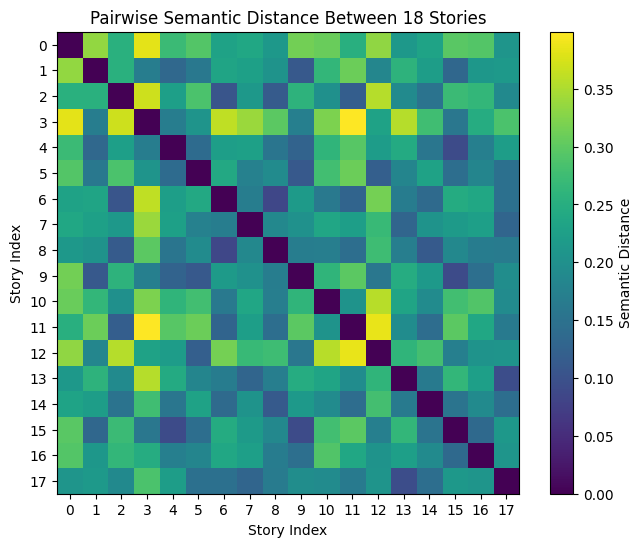
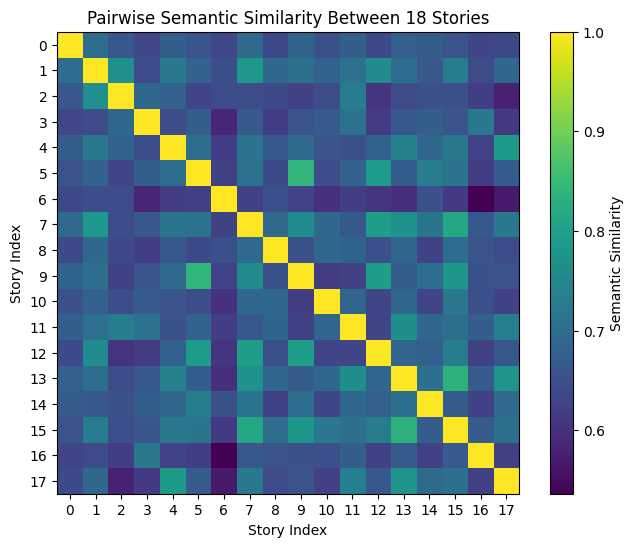
Unified diff of the notebook cell whose output changed from the first chart to the second:
--- before
+++ after
@@ -1,7 +1,7 @@
 plt.figure(figsize=(8, 6))
-im = plt.imshow(distance_matrix, cmap="viridis")  # or "coolwarm", "plasma", etc.
+im = plt.imshow(sim_matrix, cmap="viridis") 
 
-plt.colorbar(im, label="Semantic Distance")
-plt.title("Pairwise Semantic Distance Between 18 Stories")
+plt.colorbar(im, label="Semantic Similarity")
+plt.title("Pairwise Semantic Similarity Between 18 Stories")
 plt.xlabel("Story Index")
 plt.ylabel("Story Index")

Commit: word embedding quality checks